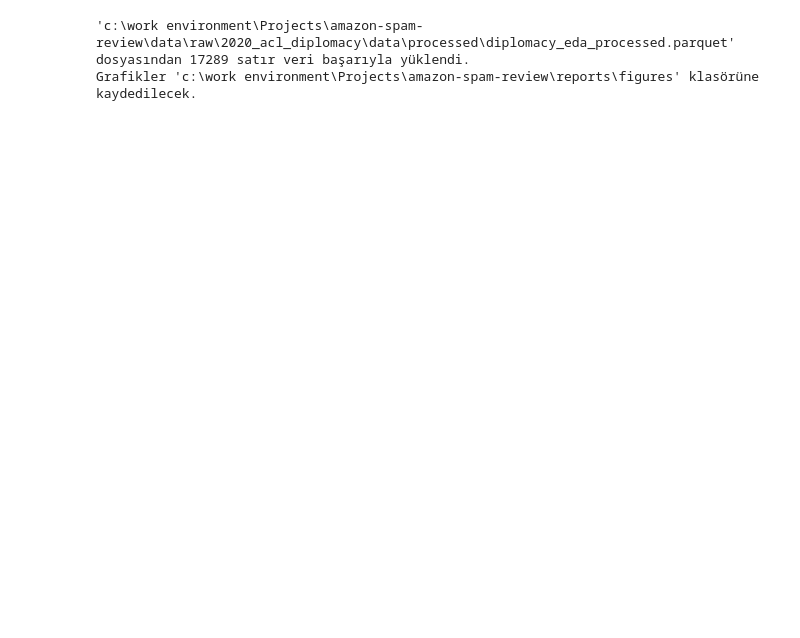
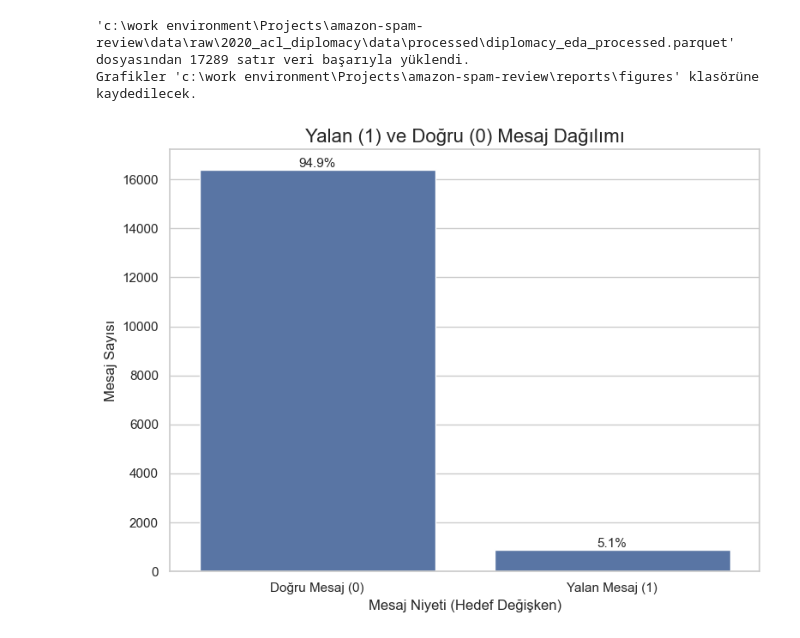
Before and after one commit to AybarsKansu/amazon-fake-review-detector, a Jupyter notebook: notebooks/data_prerocessing_diplomacy.ipynb, the cells around one changed output. Drawn from its saved outputs; the diff is of its cells as text; code cells hidden in the pictures; blank space fills up the shorter version.

Commit message:
diplomacy data preprocessing done

```diff
--- a/notebooks/data_prerocessing_diplomacy.ipynb
+++ b/notebooks/data_prerocessing_diplomacy.ipynb
@@ -143,3 +161,27 @@ except FileNotFoundError:
 # %% [output]
 'c:\work environment\Projects\amazon-spam-review\data\raw\2020_acl_diplomacy\data\processed\diplomacy_eda_processed.parquet' dosyasından 17289 satır veri başarıyla yüklendi.
 Grafikler 'c:\work environment\Projects\amazon-spam-review\reports\figures' klasörüne kaydedilecek.
+# %%
+plt.figure(figsize=(8, 6))
+# 'class' yerine 'target' kolonunu kullanıyoruz
+# HATA DÜZELTME: palette={...} parametresi kaldırıldı.
+ax1 = sns.countplot(x='target', data=data)
+plt.title('Yalan (1) ve Doğru (0) Mesaj Dağılımı', fontsize=16)
+plt.xlabel('Mesaj Niyeti (Hedef Değişken)', fontsize=12)
+plt.ylabel('Mesaj Sayısı', fontsize=12)
+# Etiketleri güncelliyoruz
+plt.xticks(ticks=[0, 1], labels=['Doğru Mesaj (0)', 'Yalan Mesaj (1)'])
+
+# Yüzdeleri ekle
+total = len(data)
+for p in ax1.patches:
+    percentage = f'{100 * p.get_height() / total:.1f}%'
+    x = p.get_x() + p.get_width() / 2
+    y = p.get_height() + 100
+    ax1.annotate(percentage, (x, y), ha='center', fontsize=11)
+
+plt.tight_layout()
+plt.savefig(os.path.join(reports_dir, "diplomacy_01_class_distribution.png"))
+plt.show()
+# %% [output]
+[figure, added]
```
Also changed, not shown: parts of 7 cells of this notebook, 5 other files.
